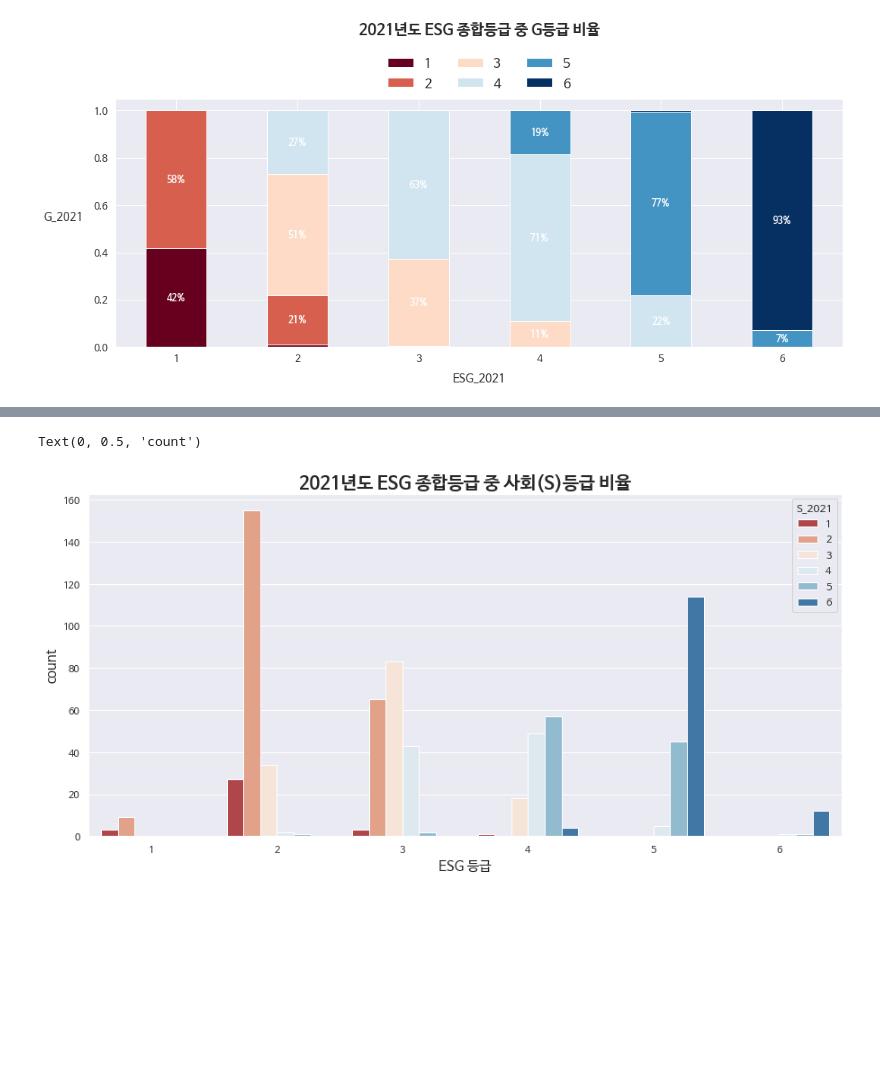
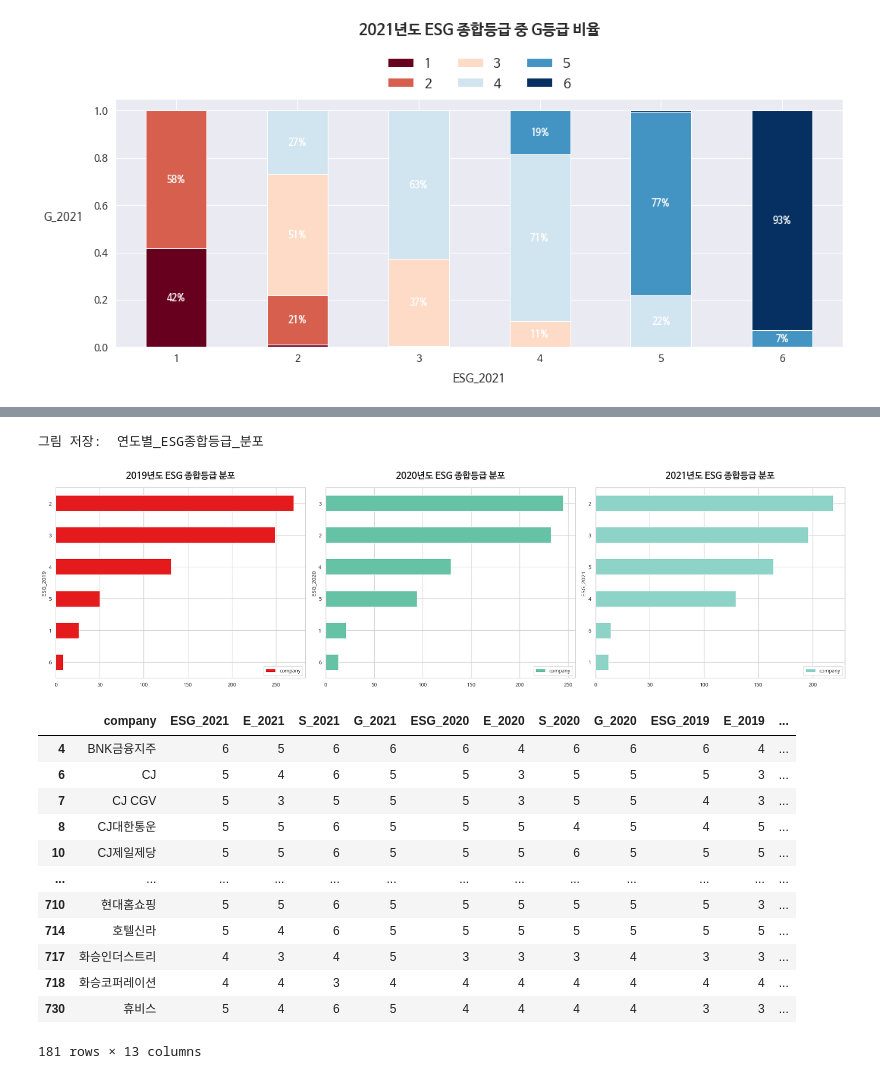
Before and after one commit to kimjuii/LIS3821, a Jupyter notebook: lab/project.ipynb, the cells around one changed output, grey strips where cells are left out. Saved outputs shown, nothing was run; the diff lists cells and outputs as text; code cells hidden in the pictures; blank space fills up the shorter version.

```diff
--- a/lab/project.ipynb
+++ b/lab/project.ipynb
@@ -310,4 +310,4 @@ df_ESG.describe()
 # %% [markdown]
 ## Data Visualization
 # %%
-df_ESG = pd.read_csv('/content/drive/MyDrive/LIS3821/datasets/KCGS_ESG등급_2021-2019.csv')
+df_ESG = pd.read_csv('/content/drive/MyDrive/LIS3821/datasets/KCGS_ESG등급_2021-2019.csv').drop('Unnamed: 0', axis=1)
@@ -322,5 +313,0 @@ sns.set(font="NanumBarunGothic", rc={"axes.unicode_minus":False}, style='darkgri
-# %%
-# 그래프의 사이즈를 조절합니다.
-plt.figure(figsize=(10,5))
-ax = sns.countplot(x="ESG_2020", data=df_ESG, palette="Set2")
-plt.show()
@@ -329,5 +313,0 @@ plt.show()
-# %%
-df_ESG[['company']].groupby(df_ESG['ESG_2021']).count().sort_values('company', ascending=True).plot.barh(figsize=(10, 5), fontsize=15)
-title_style = {'fontsize': 25, 'fontweight': 'bold'}
-plt.ylabel('ESG_2021', fontsize=15)
-plt.title('ESG 종합등급 분포', fontdict = title_style)
@@ -352,21 +313,0 @@ df_ESG[['company']].groupby(df_ESG['ESG_2021']).count().sort_values('ESG_2021',
-# %%
-plt.figure(figsize=(15, 7))
-ax = sns.histplot(x='ESG_2021', hue="E_2021", data=df_ESG, multiple='stack',palette='RdBu')
-
-#set labels' font size
-for label in (ax.get_xticklabels() + ax.get_yticklabels()):
-    label.set_fontsize(15)
-
-
-for patch in ax.patches :
-  height, width = patch.get_height(), patch.get_width()
-  x, y = patch.get_xy()
-
-  for i in df[['ESG_2021', 'E_2021']].index.values:
-    for
-  ax.text(x + width/ 2, y+height/2, width.round(2), ha = 'center', va='center',color='white',fontsize = 10) #bar 위에 text 표시
-
-title_style = {'fontsize': 20, 'fontweight': 'bold'}
-plt.title('2021년도 ESG 종합등급 중 환경(E)등급 비율',pad=50,fontdict=title_style)
-plt.xlabel('2021년도 ESG 등급', fontsize=15)
-plt.ylabel('count', fontsize=15)
@@ -493,11 +398,15 @@ for patch in ax.patches :
-# %%
-plt.figure(figsize=(15, 7))
-ax = sns.countplot(x="ESG_2021", data=df_ESG, hue = 'S_2021', palette="RdBu")
-ax.get_xticklabels()
-title_style = {'fontsize': 20, 'fontweight': 'bold'}
-plt.title('2021년도 ESG 종합등급 중 사회(S)등급 비율',fontdict=title_style)
-plt.xlabel('ESG 등급', fontsize=15)
-plt.ylabel('count', fontsize=15)
-# %% [output]
-Text(0, 0.5, 'count')
-[figure, removed]
+# %%
+fig, axes = plt.subplots(1, 3)
+
+for i, year in enumerate(year_list):
+  count = df_ESG[['company']].groupby(df_ESG[f'ESG_{year}']).count().sort_values('company', ascending=True)
+  title_style = {'fontsize': 20, 'fontweight': 'bold'}
+  colormap_list = ['Set1', 'Set2','Set3']
+  count.plot.barh(ax = axes[i], figsize=(25, 7), colormap=colormap_list[i])
+  axes[i].set_title(f'{year}년도 ESG 종합등급 분포', fontdict = title_style, pad=20)
+  i+=1
+
+save_fig('연도별_ESG종합등급_분포')
+# %% [output]
+그림 저장:  연도별_ESG종합등급_분포
+[figure, added]
@@ -503,0 +432,16 @@ Text(0, 0.5, 'count')
+# %%
+df_more_than_B
+# %% [output]
+|  | company | ESG_2021 | E_2021 | S_2021 | G_2021 | ESG_2020 | E_2020 | S_2020 | G_2020 | ESG_2019 | E_2019 | ... |
+| 4 | BNK금융지주 | 6 | 5 | 6 | 6 | 6 | 4 | 6 | 6 | 6 | 4 | ... |
+| 6 | CJ | 5 | 4 | 6 | 5 | 5 | 3 | 5 | 5 | 5 | 3 | ... |
+| 7 | CJ CGV | 5 | 3 | 5 | 5 | 5 | 3 | 5 | 5 | 4 | 3 | ... |
+| 8 | CJ대한통운 | 5 | 5 | 6 | 5 | 5 | 5 | 4 | 5 | 4 | 5 | ... |
+| 10 | CJ제일제당 | 5 | 5 | 6 | 5 | 5 | 5 | 6 | 5 | 5 | 5 | ... |
+| ... | ... | ... | ... | ... | ... | ... | ... | ... | ... | ... | ... | ... |
+| 710 | 현대홈쇼핑 | 5 | 5 | 6 | 5 | 5 | 5 | 5 | 5 | 5 | 3 | ... |
+| 714 | 호텔신라 | 5 | 4 | 6 | 5 | 5 | 5 | 5 | 5 | 5 | 5 | ... |
+| 717 | 화승인더스트리 | 4 | 3 | 4 | 5 | 3 | 3 | 3 | 4 | 3 | 3 | ... |
+| 718 | 화승코퍼레이션 | 4 | 4 | 3 | 4 | 4 | 4 | 4 | 4 | 4 | 4 | ... |
+| 730 | 휴비스 | 5 | 4 | 6 | 5 | 4 | 4 | 4 | 4 | 3 | 3 | ... |
+181 rows × 13 columns
```
Also changed, not shown: parts of 18 cells of this notebook, 24 other files.
